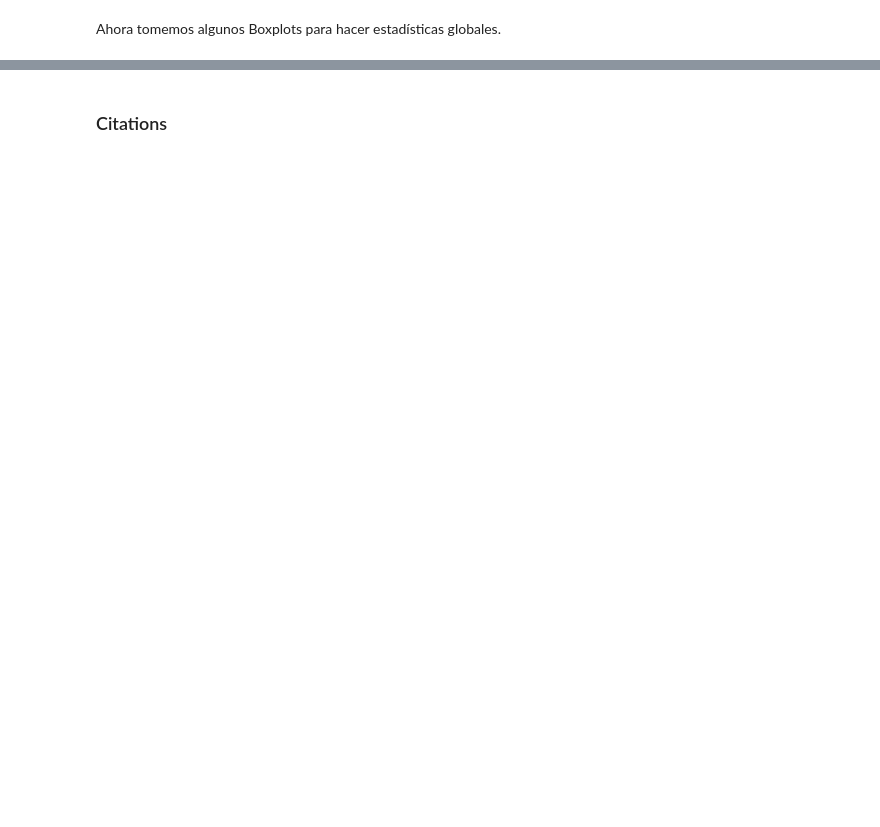
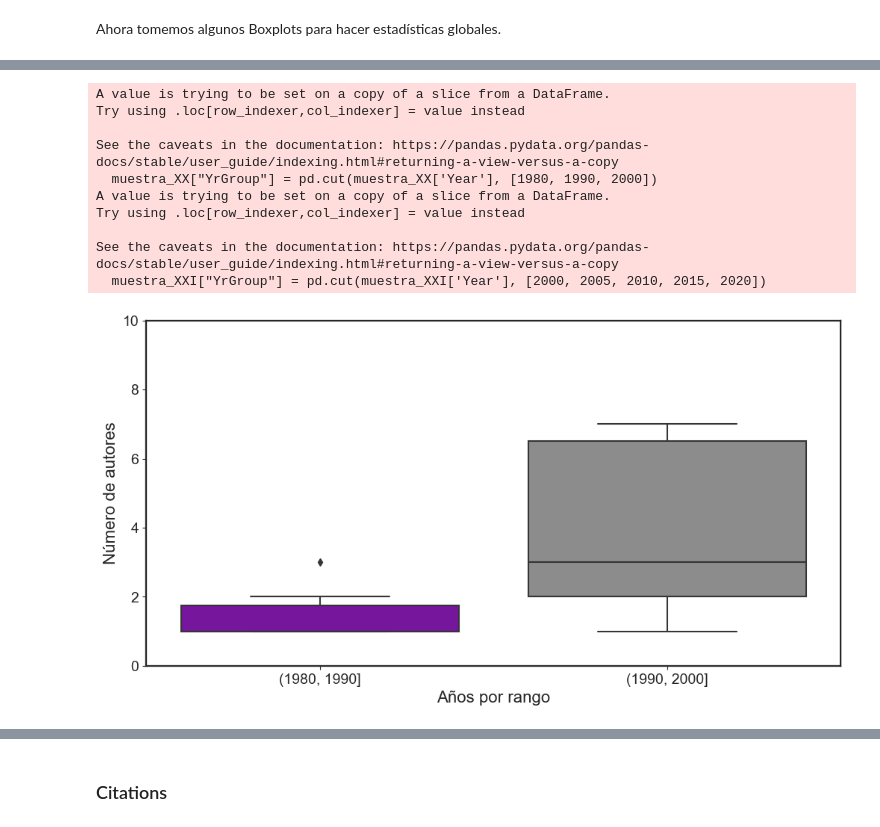
Before and after one commit to nigomezcr/ProyectoBibliometrico, a Jupyter notebook: AnalysisBibliometrico.ipynb, the cells around one changed output, grey strips where cells are left out. Saved outputs shown, nothing was run; the diff lists cells and outputs as text; code cells hidden in the pictures; blank space fills up the shorter version.

```diff
--- a/AnalysisBibliometrico.ipynb
+++ b/AnalysisBibliometrico.ipynb
@@ -262,0 +268,29 @@ plt.show()
+# %%
+# Filtrar datos para incluir solo los 3 últimos rangos de años
+muestra_XX = muestra[muestra['Year'].between(1980, 2000)]
+muestra_XXI = muestra[muestra['Year'].between(2000, 2020)]
+
+# Crear la columna 'YrGroup' basada en los rangos específicos
+muestra_XX["YrGroup"] = pd.cut(muestra_XX['Year'], [1980, 1990, 2000])
+muestra_XXI["YrGroup"] = pd.cut(muestra_XXI['Year'], [2000, 2005, 2010, 2015, 2020])
+
+# Crear el gráfico con los datos filtrados del siglo XX
+plt.figure(figsize=(12, 6))
+sns.boxplot(x="YrGroup", y="Number of Authors", data=muestra_XX, palette=( MainColor2, MainGray))
+
+plt.ylim([0, 10])
+plt.xlabel('Años por rango')
+plt.ylabel('Número de autores')
+plt.show()
+# %% [output]
+A value is trying to be set on a copy of a slice from a DataFrame.
+Try using .loc[row_indexer,col_indexer] = value instead
+
+See the caveats in the documentation: https://pandas.pydata.org/pandas-docs/stable/user_guide/indexing.html#returning-a-view-versus-a-copy
+  muestra_XX["YrGroup"] = pd.cut(muestra_XX['Year'], [1980, 1990, 2000])
+A value is trying to be set on a copy of a slice from a DataFrame.
+Try using .loc[row_indexer,col_indexer] = value instead
+
+See the caveats in the documentation: https://pandas.pydata.org/pandas-docs/stable/user_guide/indexing.html#returning-a-view-versus-a-copy
+  muestra_XXI["YrGroup"] = pd.cut(muestra_XXI['Year'], [2000, 2005, 2010, 2015, 2020])
+[figure, added]
```
Also changed, not shown: parts of 8 cells of this notebook, 5 other files.
